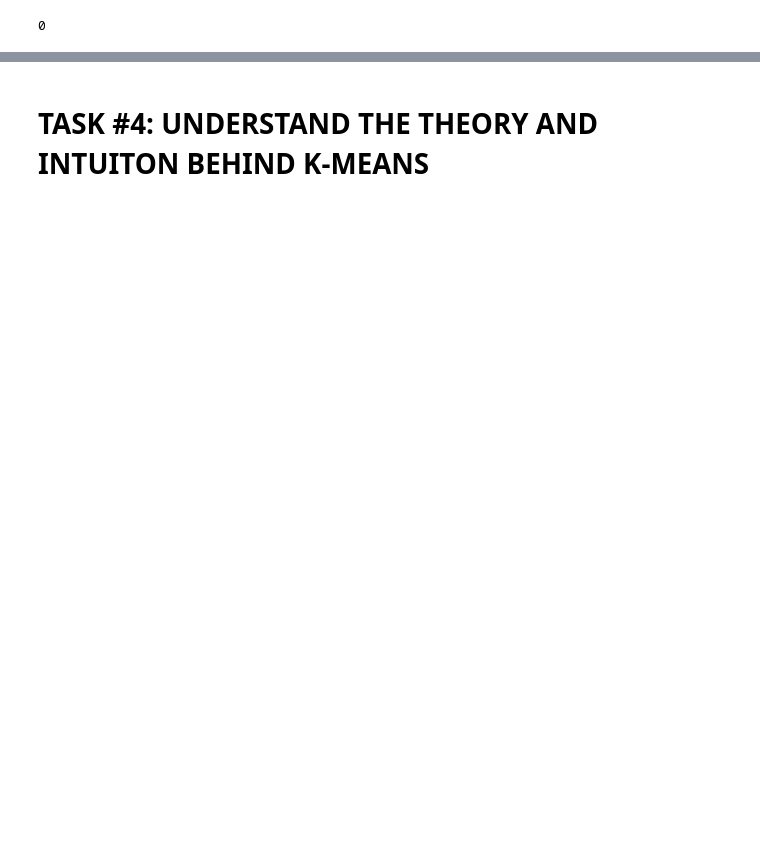
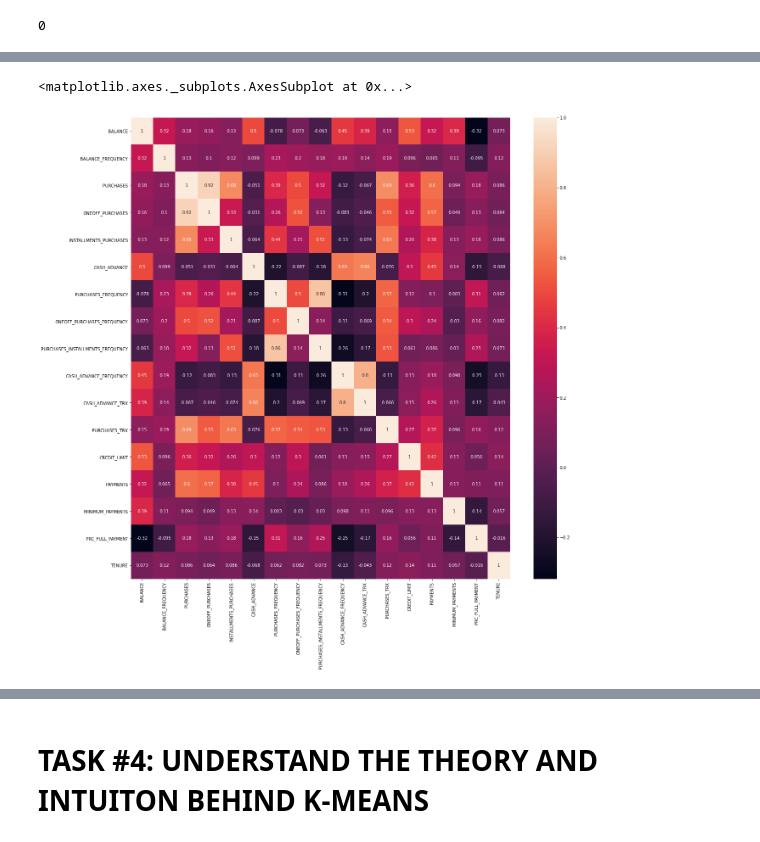
Before and after one commit to wellmej/DataScienceUseCases, a Jupyter notebook: Case2_My_Marketing_Department.ipynb, the cells around one changed output, grey strips where cells are left out. Cells and saved outputs as stored; diff of their text form; code cells hidden in the pictures; blank space fills up the shorter version.

```diff
--- a/Case2_My_Marketing_Department.ipynb
+++ b/Case2_My_Marketing_Department.ipynb
@@ -285,4 +341,10 @@ Index(['BALANCE', 'BALANCE_FREQUENCY', 'PURCHASES', 'ONEOFF_PURCHASES',
 # %%
 # sns.pairplot(creditcard_df)
 # Correlation between 'PURCHASES' and ONEOFF_PURCHASES & INSTALMENT_PURCHASES
 # Trend between 'PURCHASES' and 'CREDIT_LIMIT' & 'PAYMENTS'
+correlations = credit_card_df.corr()
+f, ax = plt.subplots(figsize = (20,20))
+sns.heatmap(correlations, annot = True)
+# %% [output]
+<matplotlib.axes._subplots.AxesSubplot at 0x...>
+[figure, added]
```
Also changed, not shown: parts of 31 cells of this notebook.
